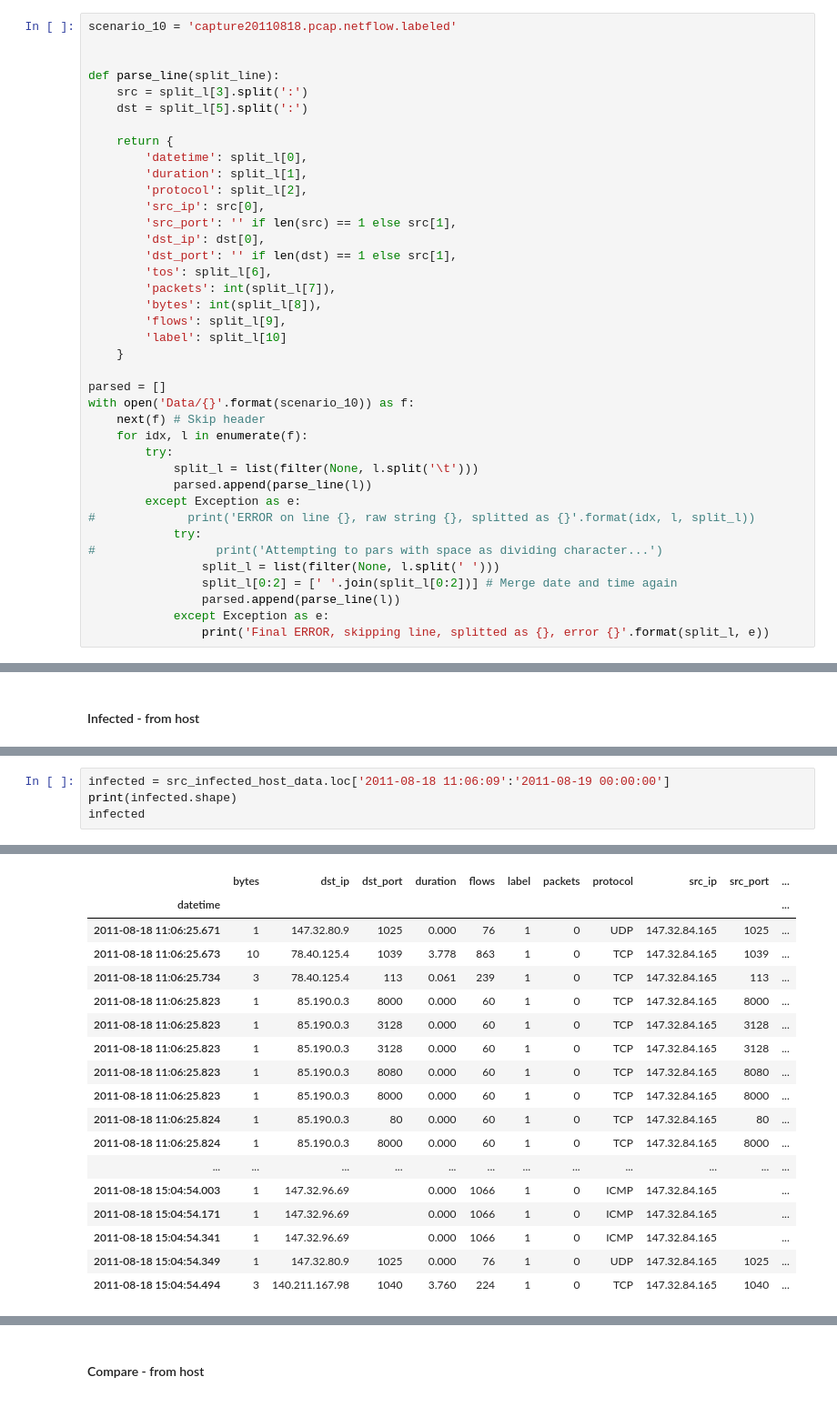
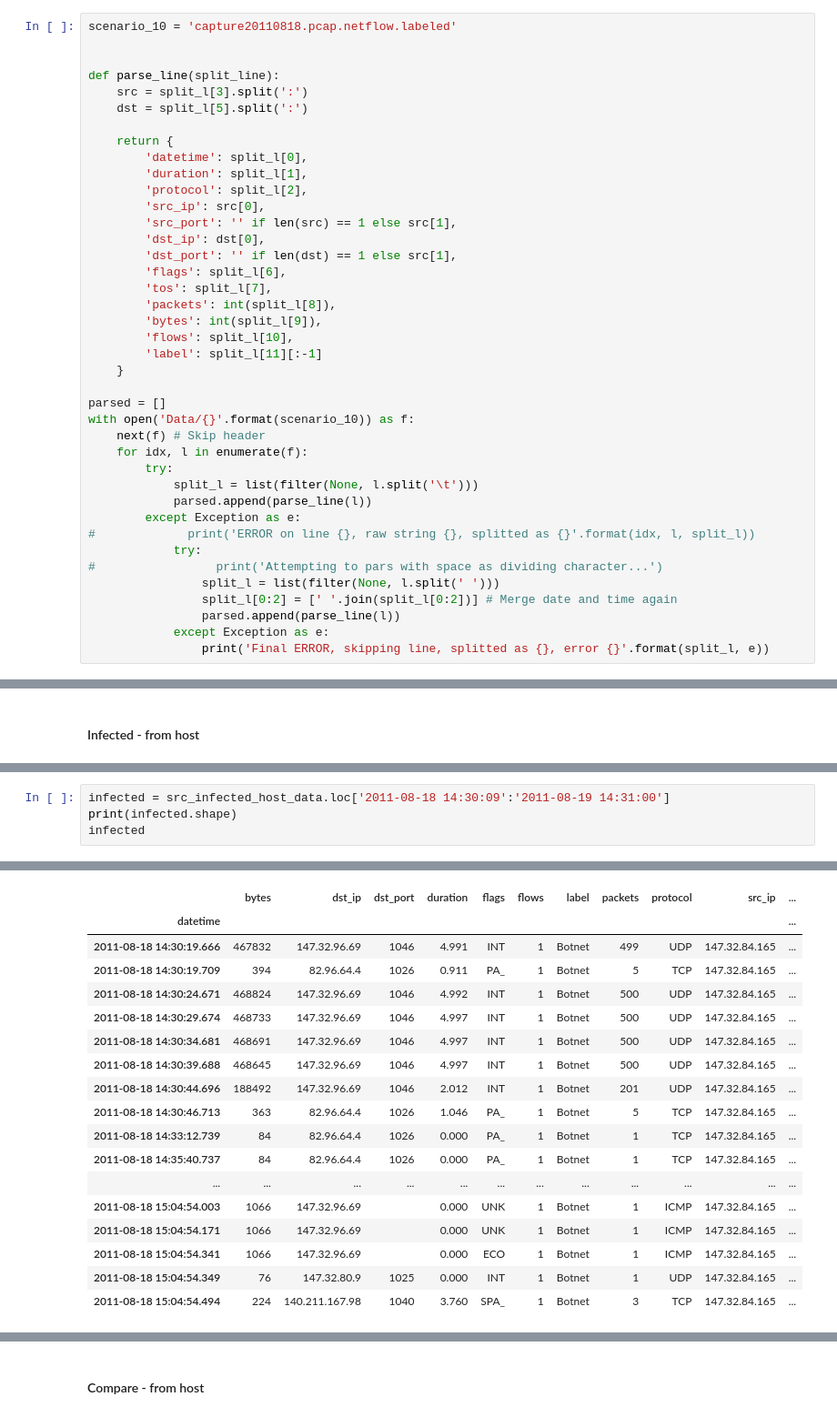
Before and after one commit to Yzoni/cyber-data-analytics, a Jupyter notebook: assignment3/botnet_flow_and_profiling.ipynb, the cells around one changed output, grey strips where cells are left out. Shown at 91% size. Cells and saved outputs as stored; diff of their text form.

```diff
--- a/assignment3/botnet_flow_and_profiling.ipynb
+++ b/assignment3/botnet_flow_and_profiling.ipynb
@@ -24,11 +29,12 @@ def parse_line(split_line):
         'src_port': '' if len(src) == 1 else src[1],
         'dst_ip': dst[0],
         'dst_port': '' if len(dst) == 1 else src[1],
-        'tos': split_l[6],
-        'packets': int(split_l[7]),
-        'bytes': int(split_l[8]),
-        'flows': split_l[9],
-        'label': split_l[10]
+        'flags': split_l[6],
+        'tos': split_l[7],
+        'packets': int(split_l[8]),
+        'bytes': int(split_l[9]),
+        'flows': split_l[10],
+        'label': split_l[11][:-1]
     }
 
 parsed = []
@@ -114,5 +154,5 @@ not_yet_infected
 # %%
-infected = src_infected_host_data.loc['2011-08-18 11:06:09':'2011-08-19 00:00:00']
+infected = src_infected_host_data.loc['2011-08-18 14:30:09':'2011-08-19 14:31:00']
 print(infected.shape)
 infected
 # %% [output]
@@ -119,18 +160,18 @@ infected
-|  | bytes | dst_ip | dst_port | duration | flows | label | packets | protocol | src_ip | src_port | ... |
+|  | bytes | dst_ip | dst_port | duration | flags | flows | label | packets | protocol | src_ip | ... |
 | datetime |  |  |  |  |  |  |  |  |  |  | ... |
-| 2011-08-18 11:06:25.671 | 1 | 147.32.80.9 | 1025 | 0.000 | 76 | 1 | 0 | UDP | 147.32.84.165 | 1025 | ... |
-| 2011-08-18 11:06:25.673 | 10 | 78.40.125.4 | 1039 | 3.778 | 863 | 1 | 0 | TCP | 147.32.84.165 | 1039 | ... |
-| 2011-08-18 11:06:25.734 | 3 | 78.40.125.4 | 113 | 0.061 | 239 | 1 | 0 | TCP | 147.32.84.165 | 113 | ... |
-| 2011-08-18 11:06:25.823 | 1 | 85.190.0.3 | 8000 | 0.000 | 60 | 1 | 0 | TCP | 147.32.84.165 | 8000 | ... |
-| 2011-08-18 11:06:25.823 | 1 | 85.190.0.3 | 3128 | 0.000 | 60 | 1 | 0 | TCP | 147.32.84.165 | 3128 | ... |
-| 2011-08-18 11:06:25.823 | 1 | 85.190.0.3 | 3128 | 0.000 | 60 | 1 | 0 | TCP | 147.32.84.165 | 3128 | ... |
-| 2011-08-18 11:06:25.823 | 1 | 85.190.0.3 | 8080 | 0.000 | 60 | 1 | 0 | TCP | 147.32.84.165 | 8080 | ... |
-| 2011-08-18 11:06:25.823 | 1 | 85.190.0.3 | 8000 | 0.000 | 60 | 1 | 0 | TCP | 147.32.84.165 | 8000 | ... |
-| 2011-08-18 11:06:25.824 | 1 | 85.190.0.3 | 80 | 0.000 | 60 | 1 | 0 | TCP | 147.32.84.165 | 80 | ... |
-| 2011-08-18 11:06:25.824 | 1 | 85.190.0.3 | 8000 | 0.000 | 60 | 1 | 0 | TCP | 147.32.84.165 | 8000 | ... |
+| 2011-08-18 14:30:19.666 | 467832 | 147.32.96.69 | 1046 | 4.991 | INT | 1 | Botnet | 499 | UDP | 147.32.84.165 | ... |
+| 2011-08-18 14:30:19.709 | 394 | 82.96.64.4 | 1026 | 0.911 | PA_ | 1 | Botnet | 5 | TCP | 147.32.84.165 | ... |
+| 2011-08-18 14:30:24.671 | 468824 | 147.32.96.69 | 1046 | 4.992 | INT | 1 | Botnet | 500 | UDP | 147.32.84.165 | ... |
+| 2011-08-18 14:30:29.674 | 468733 | 147.32.96.69 | 1046 | 4.997 | INT | 1 | Botnet | 500 | UDP | 147.32.84.165 | ... |
+| 2011-08-18 14:30:34.681 | 468691 | 147.32.96.69 | 1046 | 4.997 | INT | 1 | Botnet | 500 | UDP | 147.32.84.165 | ... |
+| 2011-08-18 14:30:39.688 | 468645 | 147.32.96.69 | 1046 | 4.997 | INT | 1 | Botnet | 500 | UDP | 147.32.84.165 | ... |
+| 2011-08-18 14:30:44.696 | 188492 | 147.32.96.69 | 1046 | 2.012 | INT | 1 | Botnet | 201 | UDP | 147.32.84.165 | ... |
+| 2011-08-18 14:30:46.713 | 363 | 82.96.64.4 | 1026 | 1.046 | PA_ | 1 | Botnet | 5 | TCP | 147.32.84.165 | ... |
+| 2011-08-18 14:33:12.739 | 84 | 82.96.64.4 | 1026 | 0.000 | PA_ | 1 | Botnet | 1 | TCP | 147.32.84.165 | ... |
+| 2011-08-18 14:35:40.737 | 84 | 82.96.64.4 | 1026 | 0.000 | PA_ | 1 | Botnet | 1 | TCP | 147.32.84.165 | ... |
 | ... | ... | ... | ... | ... | ... | ... | ... | ... | ... | ... | ... |
-| 2011-08-18 15:04:54.003 | 1 | 147.32.96.69 |  | 0.000 | 1066 | 1 | 0 | ICMP | 147.32.84.165 |  | ... |
-| 2011-08-18 15:04:54.171 | 1 | 147.32.96.69 |  | 0.000 | 1066 | 1 | 0 | ICMP | 147.32.84.165 |  | ... |
-| 2011-08-18 15:04:54.341 | 1 | 147.32.96.69 |  | 0.000 | 1066 | 1 | 0 | ICMP | 147.32.84.165 |  | ... |
-| 2011-08-18 15:04:54.349 | 1 | 147.32.80.9 | 1025 | 0.000 | 76 | 1 | 0 | UDP | 147.32.84.165 | 1025 | ... |
-| 2011-08-18 15:04:54.494 | 3 | 140.211.167.98 | 1040 | 3.760 | 224 | 1 | 0 | TCP | 147.32.84.165 | 1040 | ... |
+| 2011-08-18 15:04:54.003 | 1066 | 147.32.96.69 |  | 0.000 | UNK | 1 | Botnet | 1 | ICMP | 147.32.84.165 | ... |
+| 2011-08-18 15:04:54.171 | 1066 | 147.32.96.69 |  | 0.000 | UNK | 1 | Botnet | 1 | ICMP | 147.32.84.165 | ... |
+| 2011-08-18 15:04:54.341 | 1066 | 147.32.96.69 |  | 0.000 | ECO | 1 | Botnet | 1 | ICMP | 147.32.84.165 | ... |
+| 2011-08-18 15:04:54.349 | 76 | 147.32.80.9 | 1025 | 0.000 | INT | 1 | Botnet | 1 | UDP | 147.32.84.165 | ... |
+| 2011-08-18 15:04:54.494 | 224 | 140.211.167.98 | 1040 | 3.760 | SPA_ | 1 | Botnet | 3 | TCP | 147.32.84.165 | ... |
```
Also changed, not shown: parts of 20 cells of this notebook.
